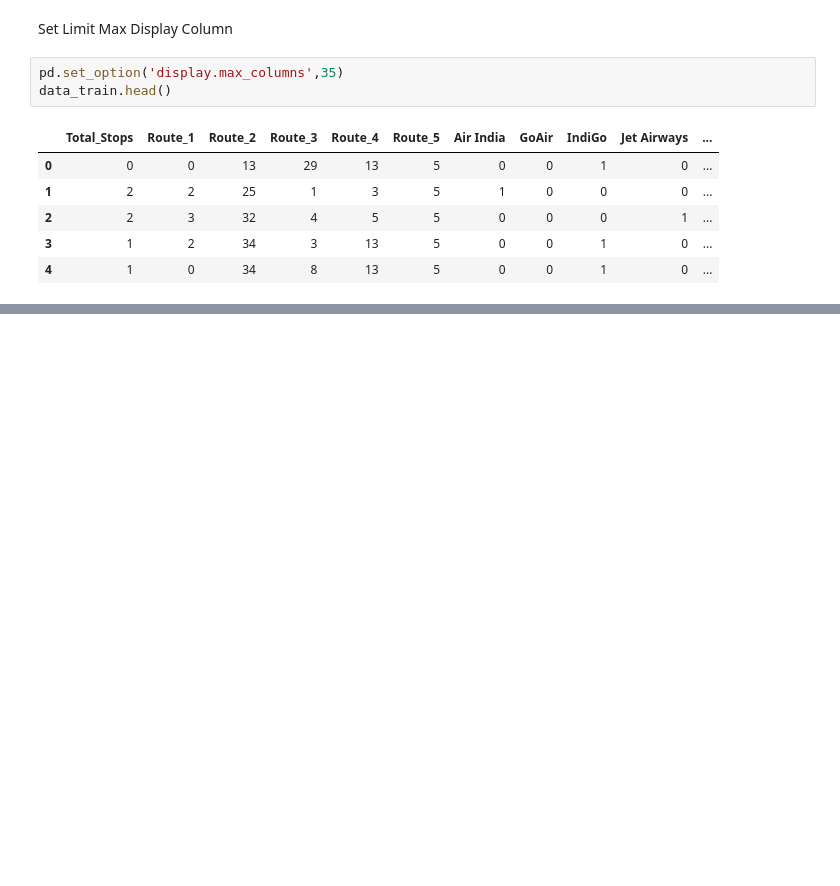
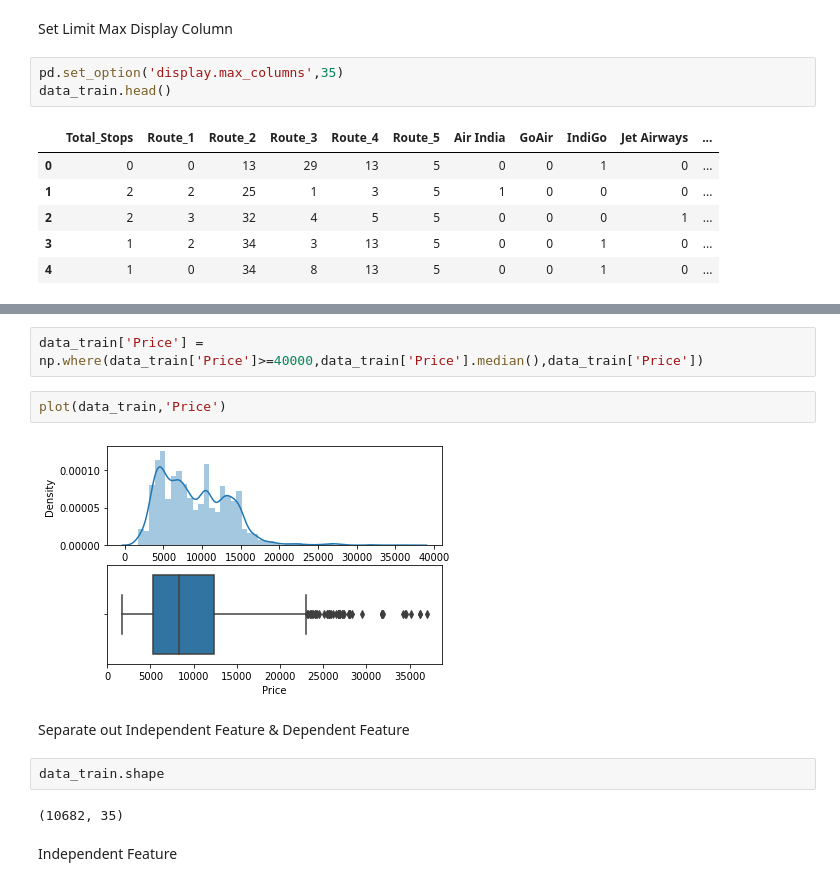
Before and after one commit to crzysab/Data-Science-Real-Projects-in-Python, a Jupyter notebook: Predict_Fare_of_Airlines_Tickets_using_Machine_Learning.ipynb, the cells around one changed output, grey strips where cells are left out. Drawn from its saved outputs; the diff is of its cells as text; blank space fills up the shorter version.

```diff
--- a/Predict_Fare_of_Airlines_Tickets_using_Machine_Learning.ipynb
+++ b/Predict_Fare_of_Airlines_Tickets_using_Machine_Learning.ipynb
@@ -659,0 +673,14 @@ data_train.head()
+# %%
+data_train['Price'] = np.where(data_train['Price']>=40000,data_train['Price'].median(),data_train['Price'])
+# %%
+plot(data_train,'Price')
+# %% [output]
+[figure, added]
+# %% [markdown]
+Separate out Independent Feature & Dependent Feature
+# %%
+data_train.shape
+# %% [output]
+(10682, 35)
+# %% [markdown]
+Independent Feature
```
Also changed, not shown: parts of 8 cells of this notebook.
